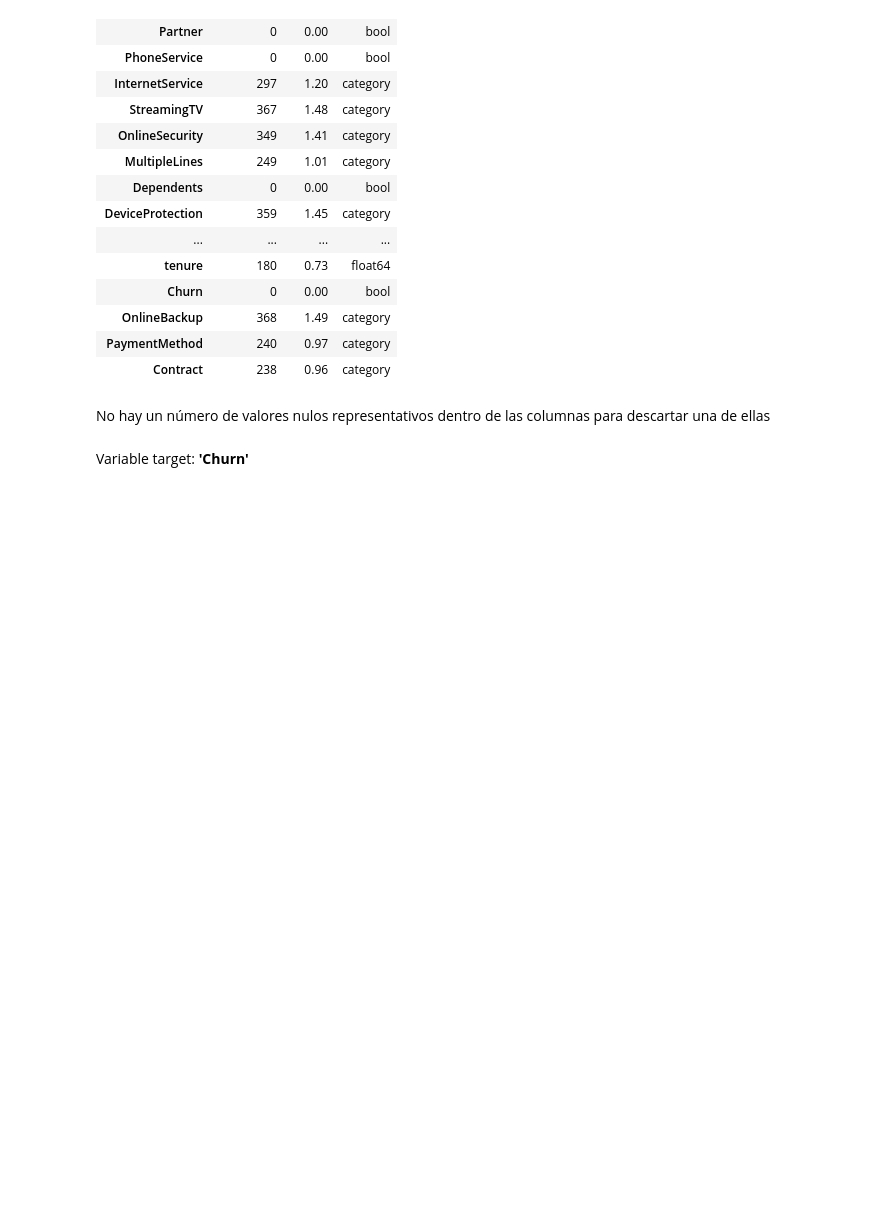
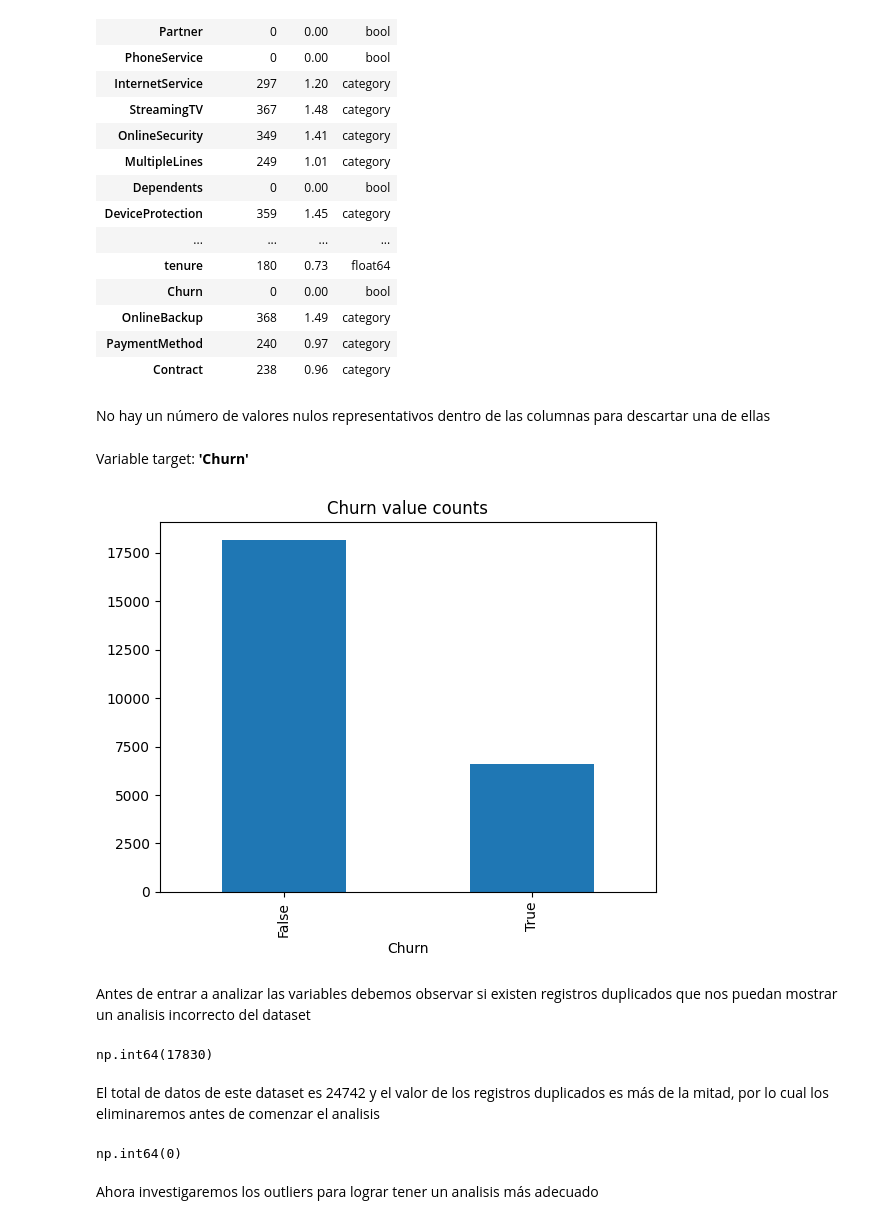
Before and after one commit to 1210lfo/Telco-Customer-Churn, a Jupyter notebook: notebooks/eda.ipynb, the cells around one changed output. Cells and saved outputs as stored; diff of their text form; code cells hidden in the pictures; blank space fills up the shorter version.

```diff
--- a/notebooks/eda.ipynb
+++ b/notebooks/eda.ipynb
@@ -85,3 +86,25 @@ pd.DataFrame({
 No hay un número de valores nulos representativos dentro de las columnas para descartar una de ellas
 # %% [markdown]
 Variable target: **'Churn'**
+# %%
+churn_df['Churn'].value_counts().plot(
+        kind="bar", title = f"Churn value counts"
+    )
+plt.show()
+# %% [output]
+[figure, added]
+# %% [markdown]
+Antes de entrar a analizar las variables debemos observar si existen registros duplicados que nos puedan mostrar un analisis incorrecto del dataset
+# %%
+churn_df.duplicated().sum()
+# %% [output]
+np.int64(17830)
+# %% [markdown]
+El total de datos de este dataset es 24742 y el valor de los registros duplicados es más de la mitad, por lo cual los eliminaremos antes de comenzar el analisis
+# %%
+churn_df.drop_duplicates(inplace=True, keep="first")
+churn_df.duplicated().sum() # Comprobación de existencia de duplicados
+# %% [output]
+np.int64(0)
+# %% [markdown]
+Ahora investigaremos los outliers para lograr tener un analisis más adecuado
```
Also changed, not shown: parts of 20 cells of this notebook, 3 other files.
